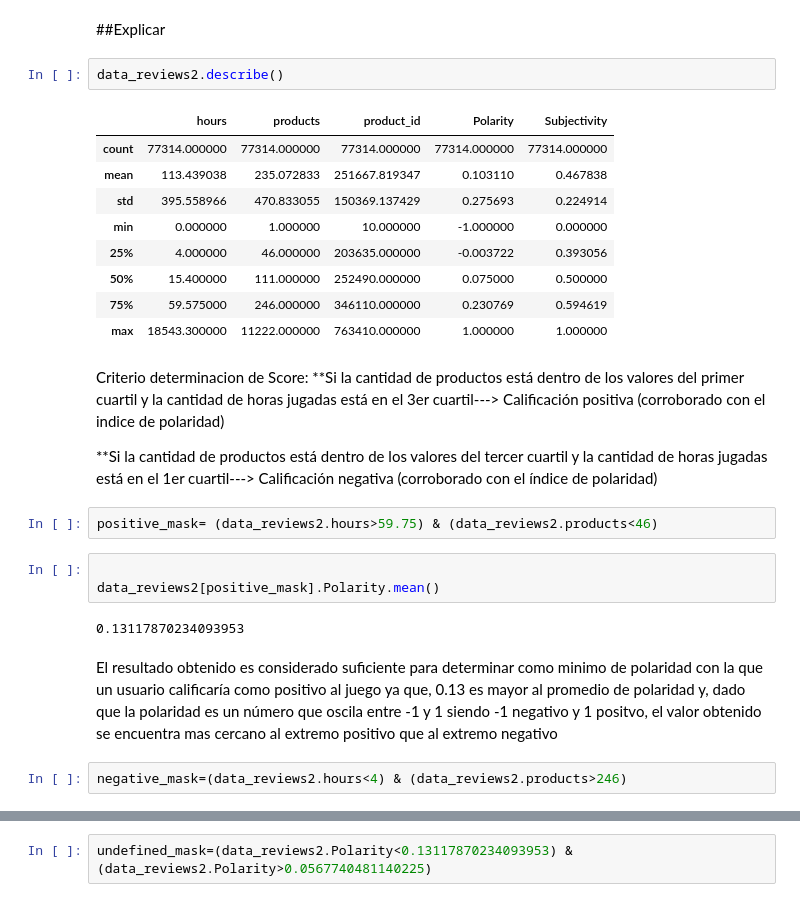
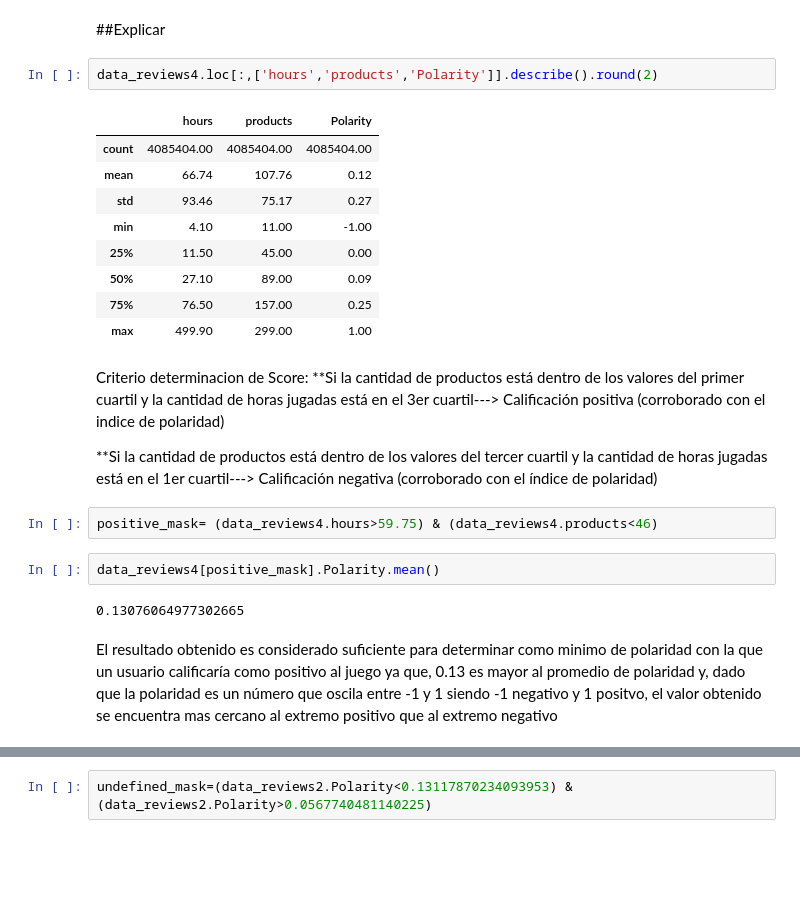
Before and after one commit to GabrielNayi/Acamica_Sprint_3, a Jupyter notebook: sistema_recom.ipynb, the cells around one changed output, grey strips where cells are left out. Drawn from its saved outputs; the diff is of its cells as text; blank space fills up the shorter version.

```diff
--- a/sistema_recom.ipynb
+++ b/sistema_recom.ipynb
@@ -308,29 +308,26 @@ sns.heatmap(correlacion, cbar = True,annot = True)
 # %% [markdown]
 ##Explicar
-# %%
-data_reviews2.describe()
-# %% [output]
-|  | hours | products | product_id | Polarity | Subjectivity |
-| count | 77314.000000 | 77314.000000 | 77314.000000 | 77314.000000 | 77314.000000 |
-| mean | 113.439038 | 235.072833 | 251667.819347 | 0.103110 | 0.467838 |
-| std | 395.558966 | 470.833055 | 150369.137429 | 0.275693 | 0.224914 |
-| min | 0.000000 | 1.000000 | 10.000000 | -1.000000 | 0.000000 |
-| 25% | 4.000000 | 46.000000 | 203635.000000 | -0.003722 | 0.393056 |
-| 50% | 15.400000 | 111.000000 | 252490.000000 | 0.075000 | 0.500000 |
-| 75% | 59.575000 | 246.000000 | 346110.000000 | 0.230769 | 0.594619 |
-| max | 18543.300000 | 11222.000000 | 763410.000000 | 1.000000 | 1.000000 |
+# %%
+data_reviews4.loc[:,['hours','products','Polarity']].describe().round(2)
+# %% [output]
+|  | hours | products | Polarity |
+| count | 4085404.00 | 4085404.00 | 4085404.00 |
+| mean | 66.74 | 107.76 | 0.12 |
+| std | 93.46 | 75.17 | 0.27 |
+| min | 4.10 | 11.00 | -1.00 |
+| 25% | 11.50 | 45.00 | 0.00 |
+| 50% | 27.10 | 89.00 | 0.09 |
+| 75% | 76.50 | 157.00 | 0.25 |
+| max | 499.90 | 299.00 | 1.00 |
 # %% [markdown]
 Criterio determinacion de Score: **Si la cantidad de productos está dentro de los valores del primer cuartil y la cantidad de horas jugadas está en el 3er cuartil---> Calificación positiva (corroborado con el indice de polaridad)
 
 **Si la cantidad de productos está dentro de los valores del tercer cuartil y la cantidad de horas jugadas está en el 1er cuartil---> Calificación negativa (corroborado con el índice de polaridad)
 # %%
-positive_mask= (data_reviews2.hours>59.75) & (data_reviews2.products<46)
+positive_mask= (data_reviews4.hours>59.75) & (data_reviews4.products<46)
 # %%
-
-data_reviews2[positive_mask].Polarity.mean()
+data_reviews4[positive_mask].Polarity.mean()
 # %% [output]
-0.13117870234093953
+0.13076064977302665
 # %% [markdown]
 El resultado obtenido es considerado suficiente para determinar como minimo de polaridad con la que un usuario calificaría como positivo al juego ya que, 0.13 es mayor al promedio de polaridad y, dado que la polaridad es un número que oscila entre -1 y 1 siendo -1 negativo y 1 positvo, el valor obtenido se encuentra mas cercano al extremo positivo que al extremo negativo
-# %%
-negative_mask=(data_reviews2.hours<4) & (data_reviews2.products>246)
```
Also changed, not shown: parts of 16 cells of this notebook.
